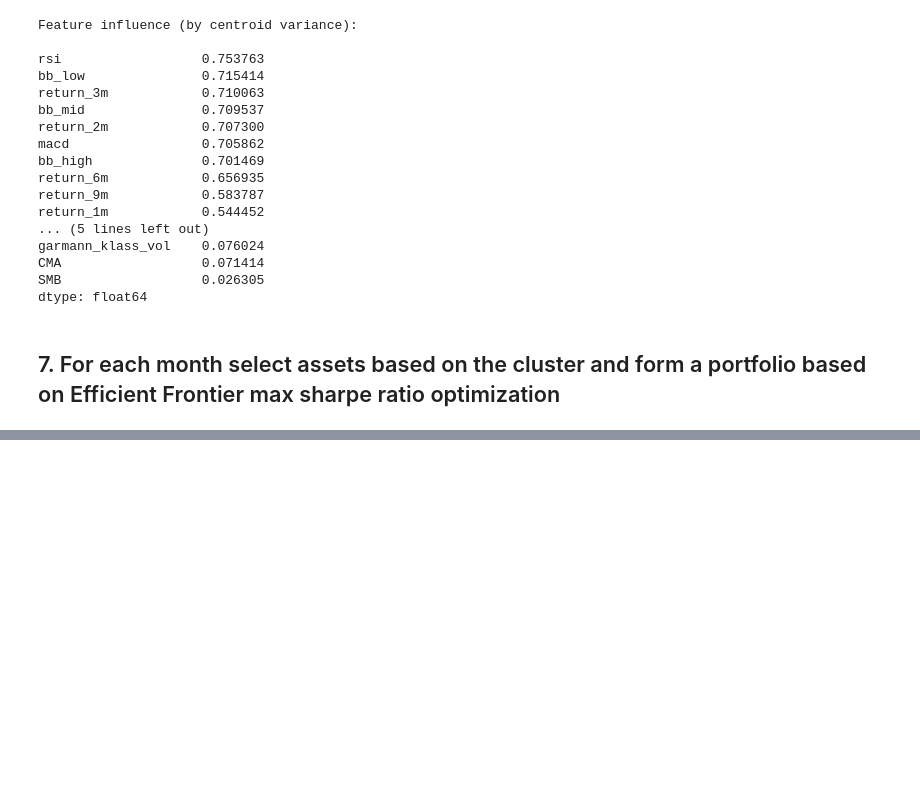
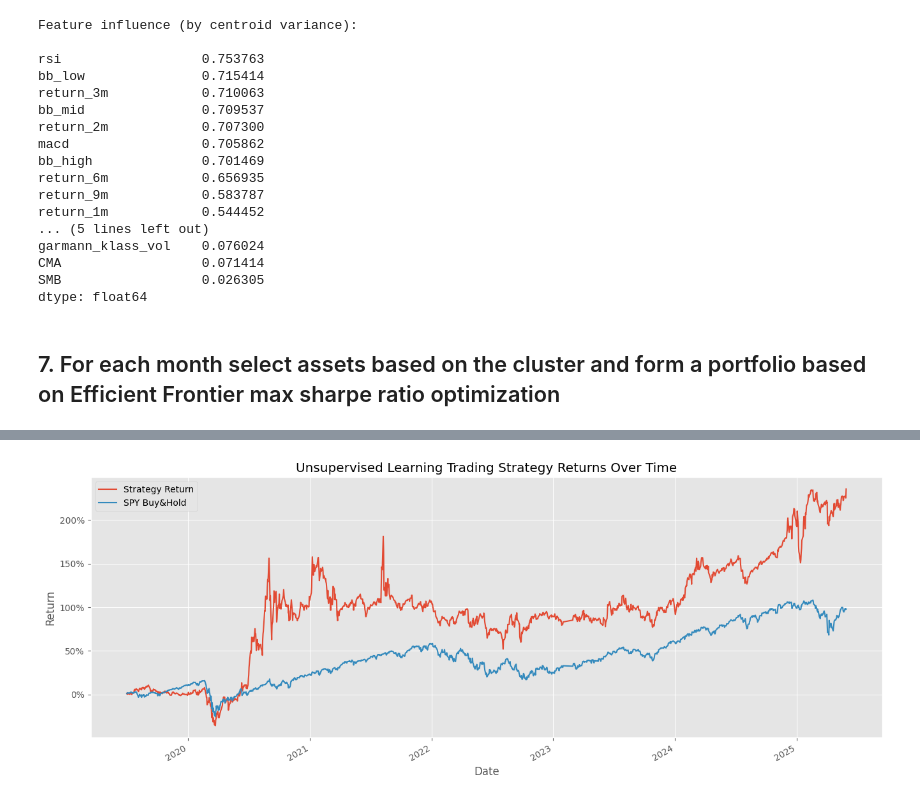
Before and after one commit to pelazas/algotrading, a Jupyter notebook: unsupervised_learning_strategy.ipynb, the cells around one changed output, grey strips where cells are left out. Drawn from its saved outputs; the diff is of its cells as text; code cells hidden in the pictures; blank space fills up the shorter version.

Commit message:
weighted return + compare to sp500

```diff
--- a/unsupervised_learning_strategy.ipynb
+++ b/unsupervised_learning_strategy.ipynb
@@ -446,0 +477,17 @@ portfolio_weights
+# %%
+
+best_cluster_stocks_df = best_cluster_stocks_df.reset_index(level=1)
+
+best_cluster_stocks_df.index = best_cluster_stocks_df.index+pd.DateOffset(1)
+
+best_cluster_stocks_df = best_cluster_stocks_df.reset_index().set_index(['date', 'ticker'])
+
+dates = best_cluster_stocks_df.index.get_level_values('date').unique().tolist()
+
+fixed_dates = {}
+
+for d in dates:
+
+    fixed_dates[d.strftime('%Y-%m-%d')] = best_cluster_stocks_df.xs(d, level=0).index.tolist()
+
+fixed_dates
@@ -446,0 +592,12 @@ portfolio_weights
+# %%
+spy = yf.download(tickers='SPY',
+                  start='2015-01-01',
+                  end=dt.date.today())
+
+spy_ret = np.log(spy[['Close']]).diff().dropna()
+
+spy_ret.columns = ['SPY Buy&Hold']  # Flatten the MultiIndex column
+spy_ret.index.name = 'Date'         # Match index name with portfolio_df
+
+# Now merge works as expected
+portfolio_vs_spy = portfolio_df.merge(spy_ret, left_index=True, right_index=True)
@@ -446,0 +623,18 @@ portfolio_weights
+# %%
+import matplotlib.ticker as mtick
+
+plt.style.use('ggplot')
+
+portfolio_cumulative_return = np.exp(np.log1p(portfolio_vs_spy).cumsum())-1
+
+portfolio_cumulative_return[:].plot(figsize=(16,6))
+
+plt.title('Unsupervised Learning Trading Strategy Returns Over Time')
+
+plt.gca().yaxis.set_major_formatter(mtick.PercentFormatter(1))
+
+plt.ylabel('Return')
+
+plt.show()
+# %% [output]
+[figure, added]
```
Also changed, not shown: parts of 10 cells of this notebook.
